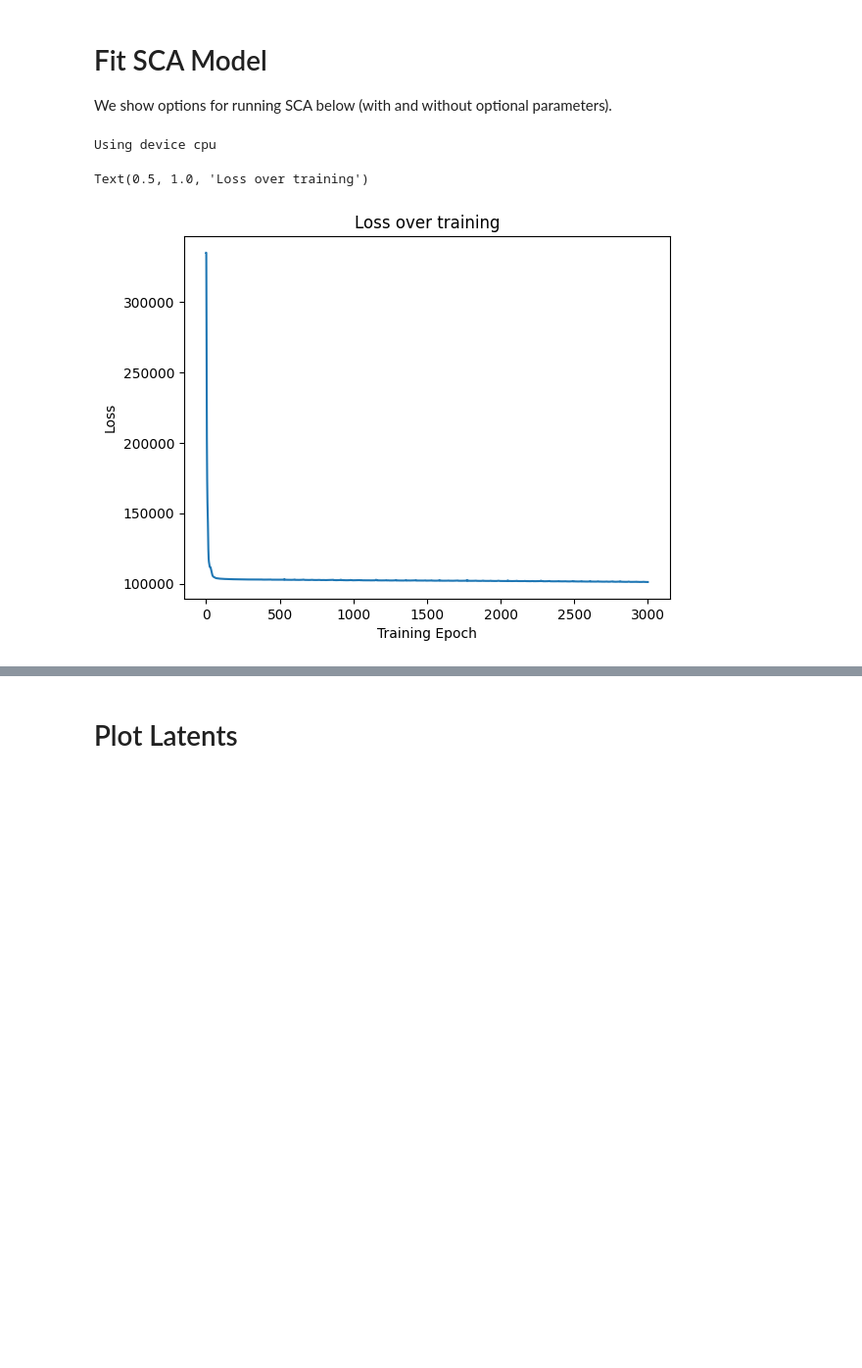
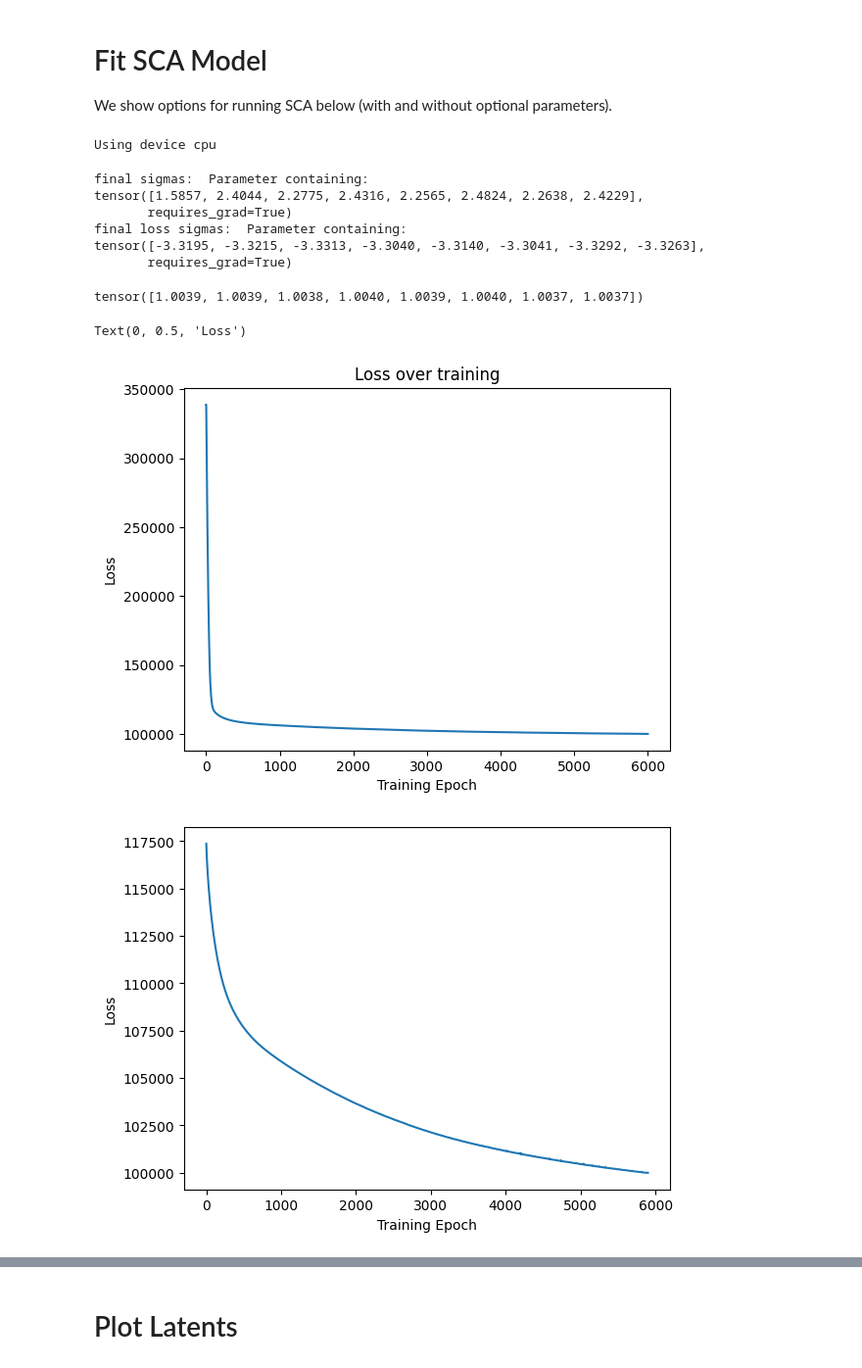
Before and after one commit to dyu222/sca, a Jupyter notebook: notebooks/Derek_4pop.ipynb, the cells around one changed output, grey strips where cells are left out. Shown at 98% size. Saved outputs shown, nothing was run; the diff lists cells and outputs as text; code cells hidden in the pictures; blank space fills up the shorter version.

```diff
--- a/notebooks/Derek_4pop.ipynb
+++ b/notebooks/Derek_4pop.ipynb
@@ -163,10 +162,11 @@ n_components=8
 All of these have default values, so it's not essential to set them. Below just shows most of the parameters you can set.
 # %%
 #Number of epochs of model fitting (default is 3000)
-n_epochs=3000
+n_epochs=6000
+# n_epochs=1400
 
 #Learning rate of model fitting (default is .001)
-lr=.001
+lr=.01
 
 #Whether to have a strict orthogonality constraint in the loadings (default is False)
 #Note that the version of SCA that has orth=False runs faster
@@ -211,7 +211,7 @@ We show options for running SCA below (with and without optional parameters).
 
 #Declare SCA model with the optional parameters
 # sca=SCA(n_components=n_components,orth=orth, lam_sparse=lam_sparse, lam_orthog=lam_orthog, lr=lr,n_epochs=n_epochs, init=init)
-sca=SCA(poisson=True,n_components=n_components,orth=orth, lam_sparse=0.1, lam_orthog=150, lr=1e-2,n_epochs=n_epochs, init=init)
+sca=SCA(poisson=True,n_components=n_components,orth=orth, lam_sparse=0.1, lam_orthog=150, lr=1e-3,n_epochs=n_epochs, init=init)
 
 
 #Fit the model and get the low dimensional representation
@@ -219,20 +219,36 @@ sca=SCA(poisson=True,n_components=n_components,orth=orth, lam_sparse=0.1, lam_or
 sca_latent=sca.fit_transform(X=X, sample_weight=sample_weights)
 # %% [output]
 Using device cpu
+final sigmas:  Parameter containing:
+tensor([1.5857, 2.4044, 2.2775, 2.4316, 2.2565, 2.4824, 2.2638, 2.4229],
+       requires_grad=True)
+final loss sigmas:  Parameter containing:
+tensor([-3.3195, -3.3215, -3.3313, -3.3040, -3.3140, -3.3041, -3.3292, -3.3263],
+       requires_grad=True)
+# %%
+import torch
+# 1+torch.nn.functional.softplus(torch.tensor([-5.5440, -5.5455, -5.5665, -5.5224, -5.5336, -5.5134, -5.5961, -5.5860]))
+1+torch.nn.functional.softplus(torch.tensor([-5.5440, -5.5455, -5.5665, -5.5224, -5.5336, -5.5134, -5.5961, -5.5860]))
+# %% [output]
+tensor([1.0039, 1.0039, 1.0038, 1.0040, 1.0039, 1.0040, 1.0037, 1.0037])
 # %%
 #Plot the loss over all iterations
 plt.figure()
 plt.plot(sca.losses)
 plt.xlabel('Training Epoch')
 plt.ylabel('Loss')
 plt.title('Loss over training')
 
 #Plot the loss over the last 100 iterations (to see if it has truly hit a plateau)
-# plt.figure()
-# plt.plot(losses[-100:-1])
-# plt.xlabel('Training Epoch')
-# plt.ylabel('Loss')
+plt.figure()
+# plt.plot(sca.losses[-100:-1])
+# plt.plot(sca.losses[100:500])
+plt.plot(sca.losses[100:])
+# plt.plot(sca.losses[:100])
+plt.xlabel('Training Epoch')
+plt.ylabel('Loss')
 # print("losses: ", sca.losses[0])
 # %% [output]
-Text(0.5, 1.0, 'Loss over training')
+Text(0, 0.5, 'Loss')
-[figure, old version]
+[figure, new version]
+[figure, added]
```
Also changed, not shown: parts of 8 cells of this notebook, 3 other files.
